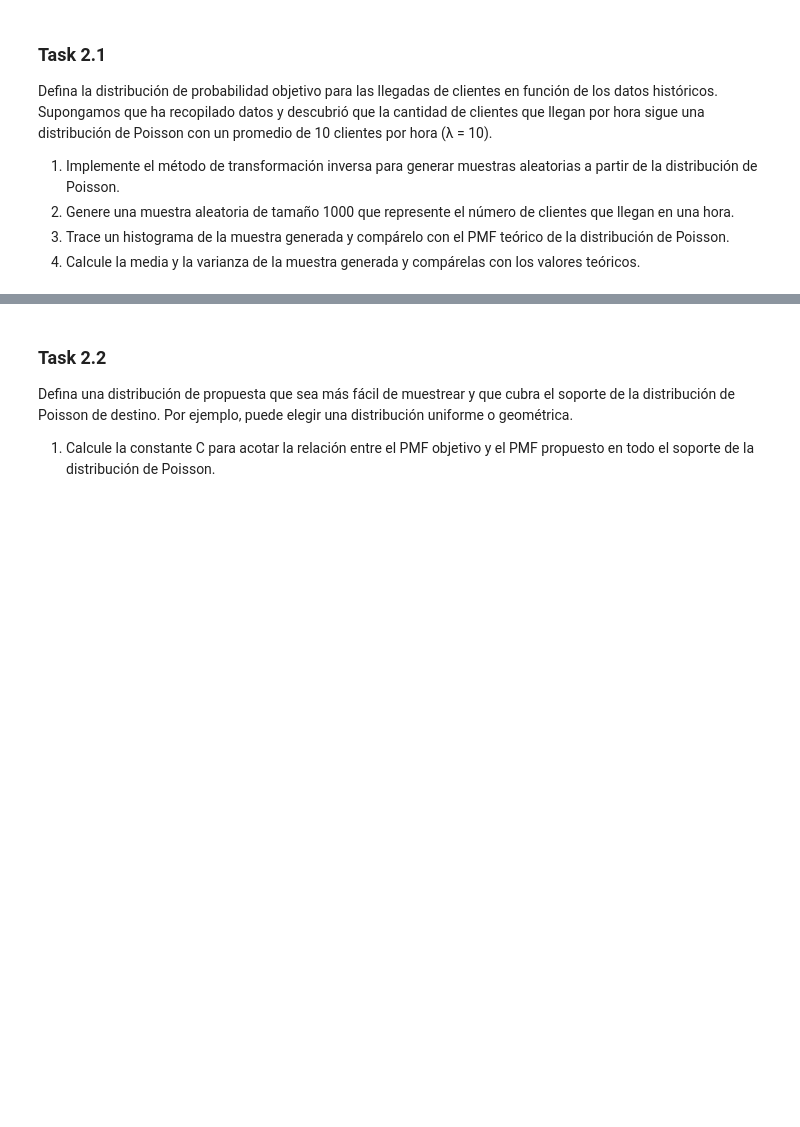
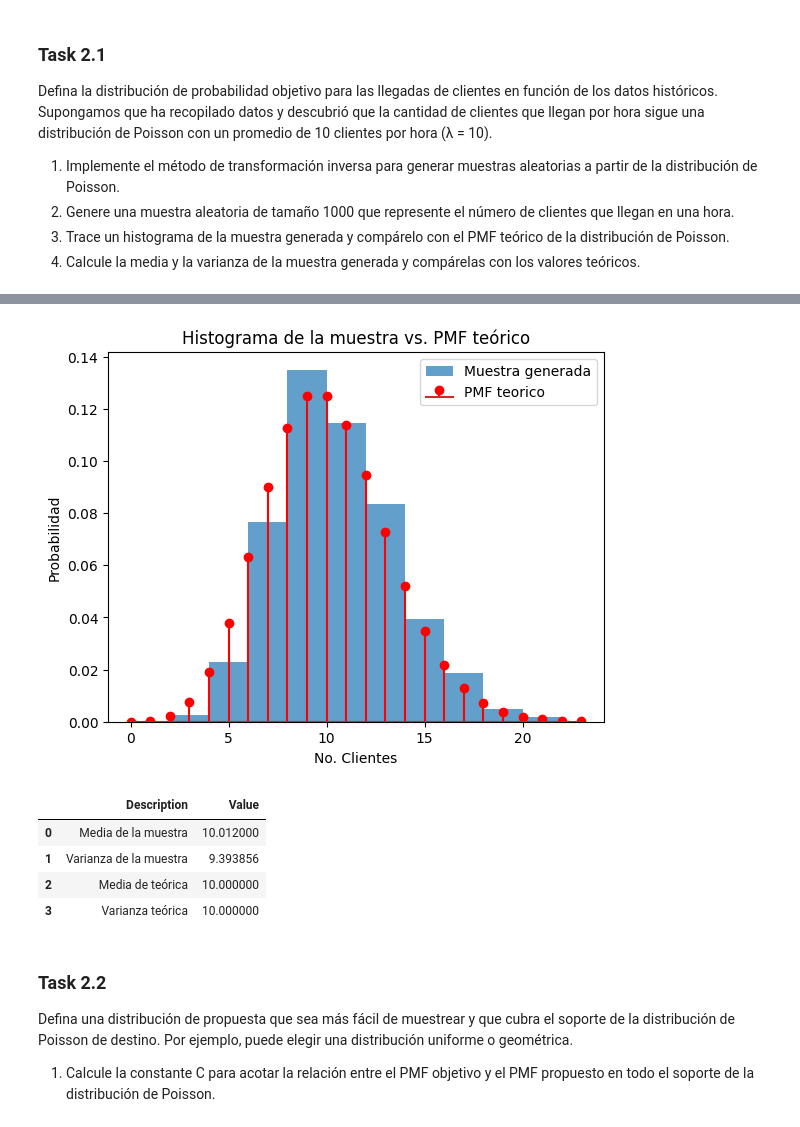
Before and after one commit to Diego-CB/Corto1-ModSim, a Jupyter notebook: corto1.ipynb, the cells around one changed output, grey strips where cells are left out. Saved outputs shown, nothing was run; the diff lists cells and outputs as text; code cells hidden in the pictures; blank space fills up the shorter version.

```diff
--- a/corto1.ipynb
+++ b/corto1.ipynb
@@ -141,3 +85,58 @@ varianza Teorica:  10.0
+# %%
+from math import e
+horas = range(0, 24)
+
+# Datos de muestreo
+def muestreo_inversa(lamb, size):
+    muestra = []
+
+    for i in range(size):
+        U = np.random.uniform(0, 1)
+        i = 0
+        p = e**(-lamb)
+        F = p
+
+        while U >= F:
+            p = (lamb * p)/(i + 1)
+            F = F + p
+            i = i + 1
+
+        muestra.append(i)
+
+    return muestra
+
+muestra_inversa = muestreo_inversa(lamb=10, size=1000)
+media_inversa = np.mean(muestra_inversa)
+varianza_inversa = np.var(muestra_inversa)
+
+# Datos teoricos
+pmf = poisson.pmf(horas, mu=10)
+media_teorica = poisson.mean(mu=10)
+varianza_teorica = poisson.var(mu=10)
+
+# Graficos
+plt.hist(muestra_inversa, density=True, alpha=0.7, label='Muestra generada')
+plt.stem(pmf, 'r', label='PMF teorico')
+plt.xlabel('No. Clientes')
+plt.ylabel('Probabilidad')
+plt.title('Histograma de la muestra vs. PMF teórico')
+plt.legend()
+plt.show()
+
+# Media y Varianza
+data = {
+    "Description": ["Media de la muestra", "Varianza de la muestra", "Media de teórica", "Varianza teórica"],
+    "Value": [media_inversa, varianza_inversa, media_teorica, varianza_teorica]
+}
+
+display(pd.DataFrame(data))
+# %% [output]
+[figure, added]
+|  | Description | Value |
+| 0 | Media de la muestra | 10.012000 |
+| 1 | Varianza de la muestra | 9.393856 |
+| 2 | Media de teórica | 10.000000 |
+| 3 | Varianza teórica | 10.000000 |
 # %% [markdown]
 ### Task 2.2
 Defina una distribución de propuesta que sea más fácil de muestrear y que cubra el soporte de la distribución de
```
Also changed, not shown: parts of 7 cells of this notebook, 1 other file.
